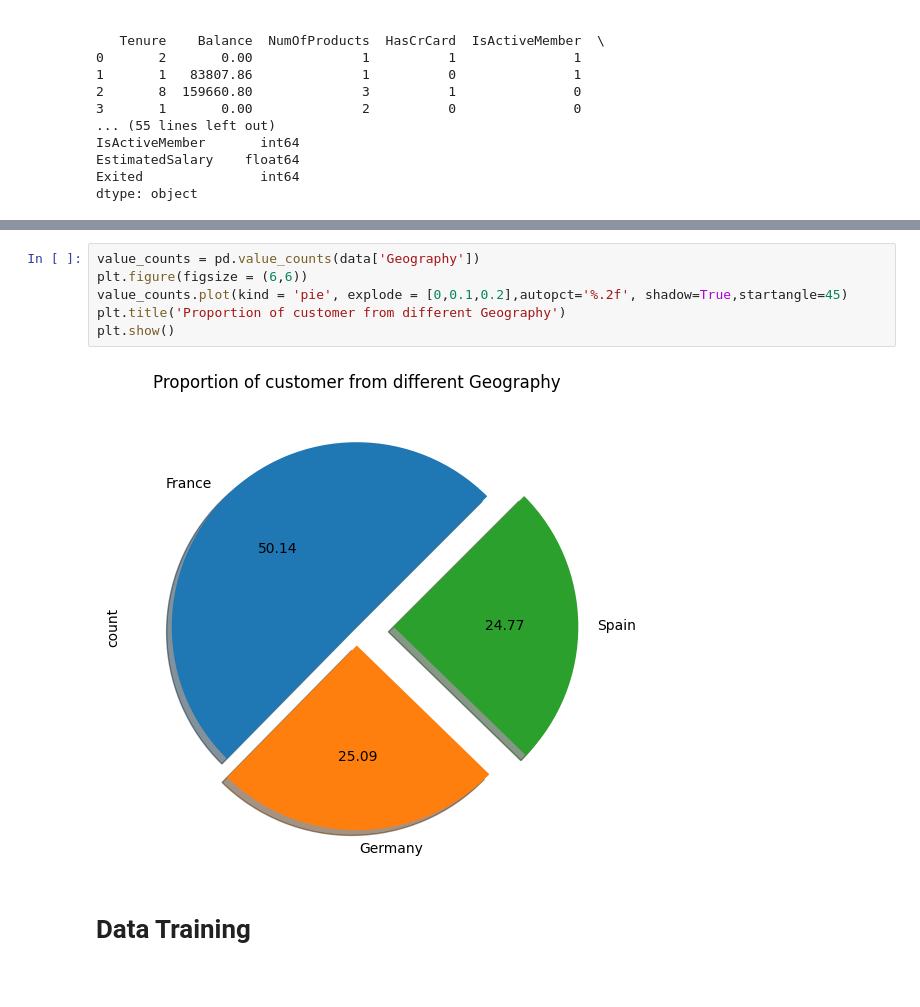
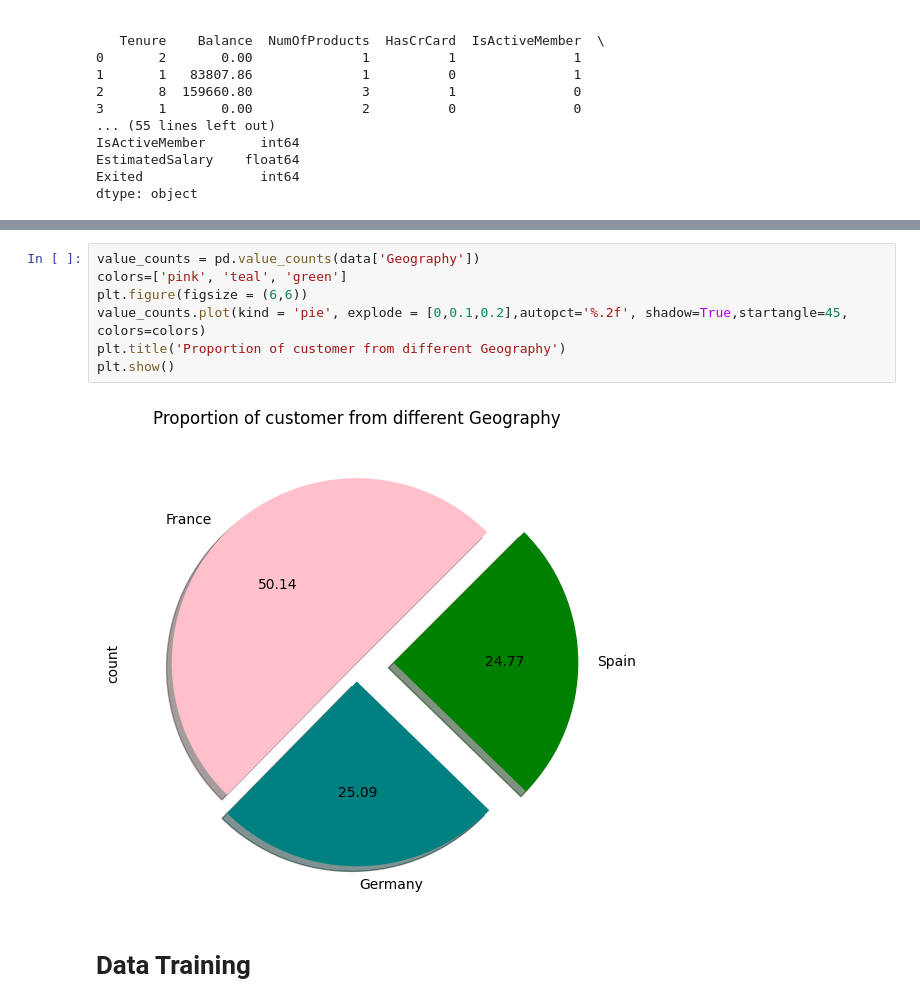
Before and after one commit to sakshik0524/Encryptix_Task3, a Jupyter notebook: Customer_Churn_Prediction.ipynb, the cells around one changed output, grey strips where cells are left out. Drawn from its saved outputs; the diff is of its cells as text.

```diff
--- a/Customer_Churn_Prediction.ipynb
+++ b/Customer_Churn_Prediction.ipynb
@@ -93,11 +94,12 @@ plt.show()
 # %%
 value_counts = pd.value_counts(data['Geography'])
+colors=['pink', 'teal', 'green']
 plt.figure(figsize = (6,6))
-value_counts.plot(kind = 'pie', explode = [0,0.1,0.2],autopct='%.2f', shadow=True,startangle=45)
+value_counts.plot(kind = 'pie', explode = [0,0.1,0.2],autopct='%.2f', shadow=True,startangle=45, colors=colors)
 plt.title('Proportion of customer from different Geography')
 plt.show()
 # %% [output]
-[figure, old version]
+[figure, new version]
 # %% [markdown]
 # Data Training
 # %%
```
Also changed, not shown: parts of 2 cells of this notebook.
